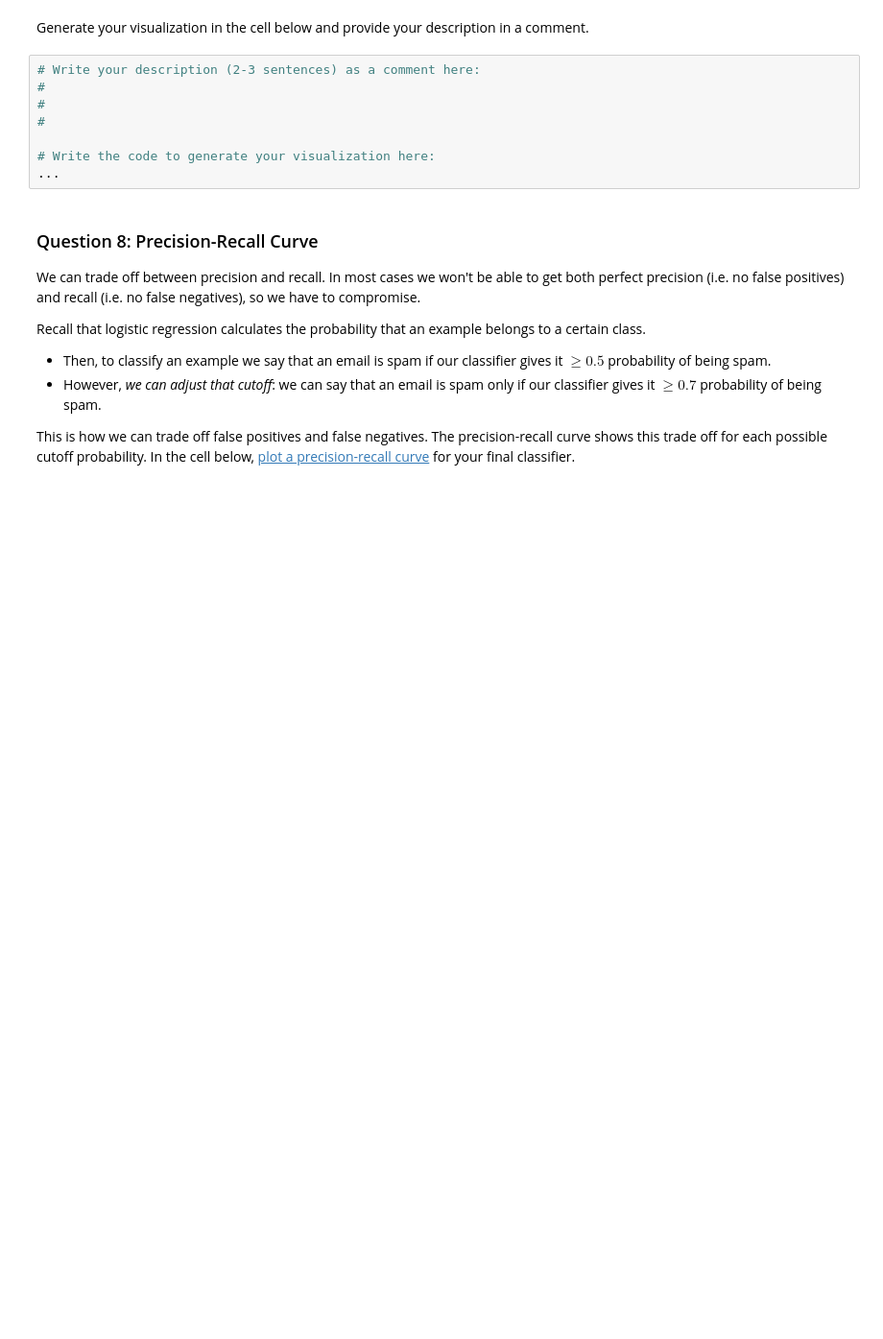
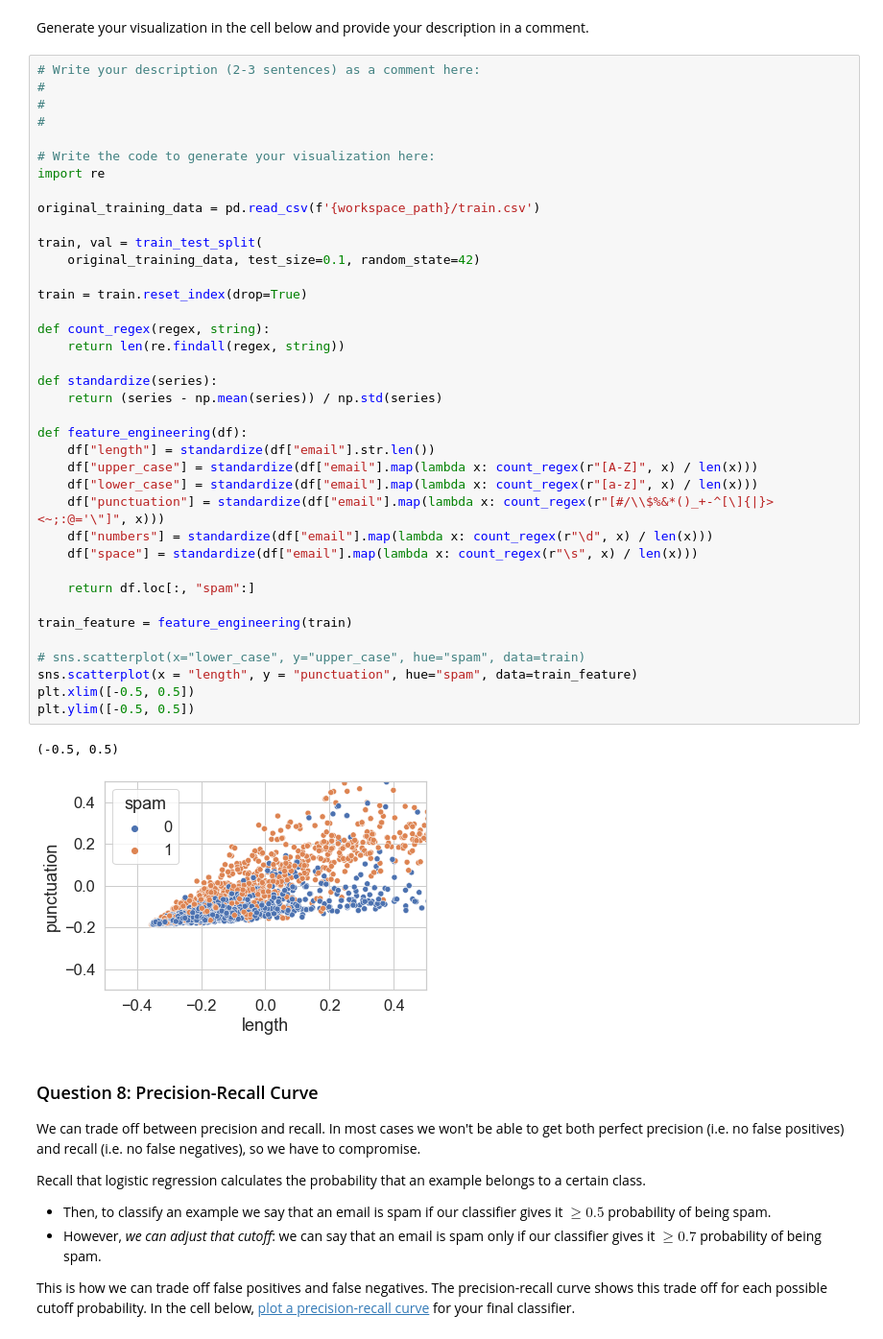
Before and after one commit to hanchaa/Korea_Univ_2022_1, a Jupyter notebook: COSE471/HW4/hw4.ipynb, the cells around one changed output. Shown at 96% size. Drawn from its saved outputs; the diff is of its cells as text; blank space fills up the shorter version.

Commit message:
feat(COSE471): implement feature engineerig and PR curve

```diff
--- a/COSE471/HW4/hw4.ipynb
+++ b/COSE471/HW4/hw4.ipynb
@@ -677,14 +671,47 @@ format: image
 points: 6
 -->
 <!-- EXPORT TO PDF format:image -->
-# %%
-# Write your description (2-3 sentences) as a comment here:
-#
-#
-#
-
-# Write the code to generate your visualization here:
-...
+# %%
+# Write your description (2-3 sentences) as a comment here:
+#
+#
+#
+
+# Write the code to generate your visualization here:
+import re
+
+original_training_data = pd.read_csv(f'{workspace_path}/train.csv')
+
+train, val = train_test_split(
+    original_training_data, test_size=0.1, random_state=42)
+
+train = train.reset_index(drop=True)
+
+def count_regex(regex, string):
+    return len(re.findall(regex, string))
+
+def standardize(series):
+    return (series - np.mean(series)) / np.std(series)
+
+def feature_engineering(df):
+    df["length"] = standardize(df["email"].str.len())
+    df["upper_case"] = standardize(df["email"].map(lambda x: count_regex(r"[A-Z]", x) / len(x)))
+    df["lower_case"] = standardize(df["email"].map(lambda x: count_regex(r"[a-z]", x) / len(x)))
+    df["punctuation"] = standardize(df["email"].map(lambda x: count_regex(r"[#/\\$%&*()_+-^[\]{|}><~;:@='\"]", x)))
+    df["numbers"] = standardize(df["email"].map(lambda x: count_regex(r"\d", x) / len(x)))
+    df["space"] = standardize(df["email"].map(lambda x: count_regex(r"\s", x) / len(x)))
+
+    return df.loc[:, "spam":]
+
+train_feature = feature_engineering(train)
+
+# sns.scatterplot(x="lower_case", y="upper_case", hue="spam", data=train)
+sns.scatterplot(x = "length", y = "punctuation", hue="spam", data=train_feature)
+plt.xlim([-0.5, 0.5])
+plt.ylim([-0.5, 0.5])
+# %% [output]
+(-0.5, 0.5)
+[figure, added]
 # %% [markdown]
 ### Question 8: Precision-Recall Curve
 
```
Also changed, not shown: parts of 3 cells of this notebook.
